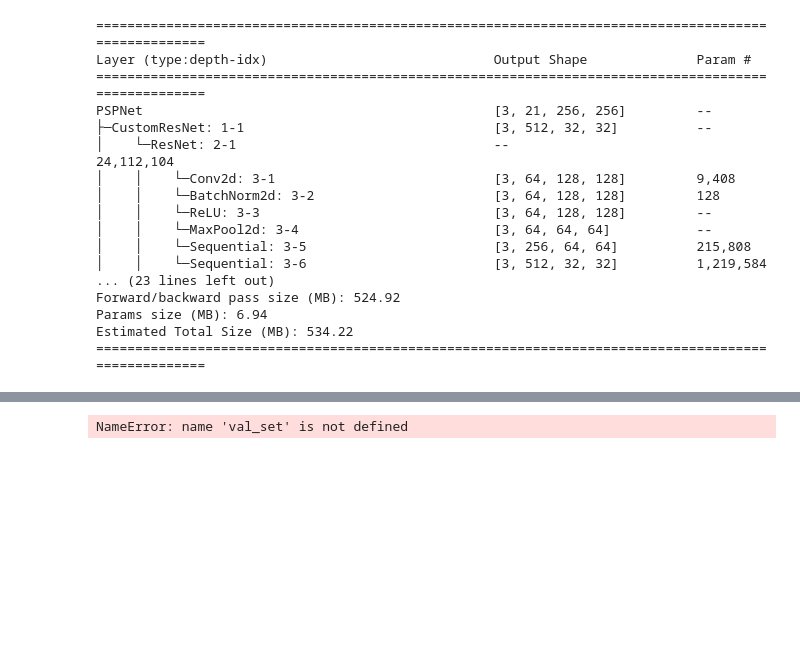
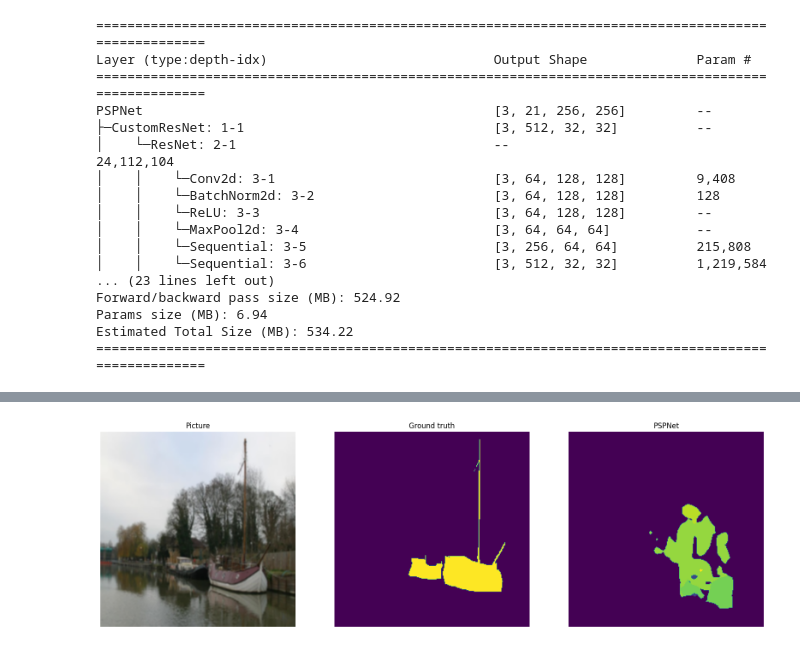
Before and after one commit to jagerbob/pspnet-semantic-segmentation, a Jupyter notebook: 02_pspnet_pascalvoc.ipynb, the cells around one changed output, grey strips where cells are left out. Cells and saved outputs as stored; diff of their text form; code cells hidden in the pictures; blank space fills up the shorter version.

```diff
--- a/02_pspnet_pascalvoc.ipynb
+++ b/02_pspnet_pascalvoc.ipynb
@@ -42,11 +32,13 @@ class PascalVOCSearchDataset(VOCSegmentation):
         a = self.transform(image=image, mask=mask)
         return T.ToTensor()(a['image']), torch.from_numpy(a['mask']).long()
 # %%
-data_transform = A.Compose([A.Resize(256, 256)])
+data_transform_1 = A.Compose([A.Resize(256, 256), A.VerticalFlip(), A.HorizontalFlip(), A.GaussianBlur()])
+data_transform_2 = A.Compose([A.Resize(256, 256)])
 
-train_set = PascalVOCSearchDataset(root="./data", image_set="train", transform=data_transform)
-val_set = PascalVOCSearchDataset(root="./data", image_set="trainval", transform=data_transform)
-test_set = PascalVOCSearchDataset(root="./data", image_set="val")
+
+train_set = PascalVOCSearchDataset(root="./datasets/pascal_voc", image_set="train", transform=data_transform_1)
+val_set = PascalVOCSearchDataset(root="./datasets/pascal_voc", image_set="trainval", transform=data_transform_1)
+test_set = PascalVOCSearchDataset(root="./datasets/pascal_voc", image_set="val", transform=data_transform_2)
 
 train_loader = DataLoader(train_set, batch_size=4, shuffle=True, drop_last=True)
 val_loader = DataLoader(val_set, batch_size=4, shuffle=True, drop_last=True)
@@ -55,14 +47,13 @@ test_loader = DataLoader(test_set, batch_size=4, shuffle=True, drop_last=True)
 class CustomResNet(nn.Module):
     def __init__(self):
         super().__init__()
-        self.resnet = models.resnet50(pretrained=True)
+        self.resnet = models.resnet50(weights=models.ResNet50_Weights.DEFAULT)
 
     def forward(self, x):
         x = self.resnet.conv1(x)
         x = self.resnet.bn1(x)
         x = self.resnet.relu(x)
         x = self.resnet.maxpool(x)
-
         auxiliary_x = self.resnet.layer1(x)
         x = self.resnet.layer2(auxiliary_x)
 
@@ -117,6 +108,8 @@ class PSPNet(nn.Module):
         return self.classifier(pyramid_outputs), self.aux_classifier(encoder_auxiliary)
 # %%
 model = PSPNet(input_shape=(256,256), n_classes=21)
+if mode == "inference":
+    model.load_state_dict(torch.load("./models/02_pspnet_pascalvoc_model_1.pth"))
 summary(model, input_size=(3, 3, 256, 256))
 # %% [output]
 ====================================================================================================
@@ -217,31 +218,27 @@ torch.save(model.state_dict(), "./models/01_pspnet_pascalvoc_8.pth")
 # %%
 def predict_image_mask(model, image):
     model.eval()
-    model.to(device)
     image = image.to(device)
-    with torch.no_grad():
-        image = image.unsqueeze(0)
-        output, _ = model(image)
-        masked = torch.argmax(output, dim=1)
-        masked = masked.cpu().squeeze(0)
+    with torch.inference_mode():
+        output, _ = model(image.unsqueeze(0))
+        masked = torch.argmax(output, dim=1).cpu().squeeze(0)
     return masked
 # %%
-image, mask = val_set[43]
-masked = torch.argmax(mask, dim=0)
-#pred_mask = predict_image_mask(model, image)
+image, mask = val_set[random.randint(0, 59)]
+pred_mask = predict_image_mask(model, image)
 
-fig, (ax1, ax2, ax3) = plt.subplots(1,3, figsize=(20,10))
+_, (ax1, ax2, ax3) = plt.subplots(1,3, figsize=(20,10))
+
 ax1.imshow(T.ToPILImage()(image))
 ax1.set_title('Picture')
+ax1.set_axis_off()
 
 ax2.imshow(mask)
 ax2.set_title('Ground truth')
 ax2.set_axis_off()
 
-#ax3.imshow(pred_mask)
-#ax3.set_title('PSPNet')
-#ax3.set_axis_off()
-
-torch.unique(mask)
+ax3.imshow(pred_mask)
+ax3.set_title('PSPNet')
+ax3.set_axis_off()
 # %% [output]
-NameError: name 'val_set' is not defined
+[figure, added]
```
Also changed, not shown: parts of 10 cells of this notebook, 3 other files.
